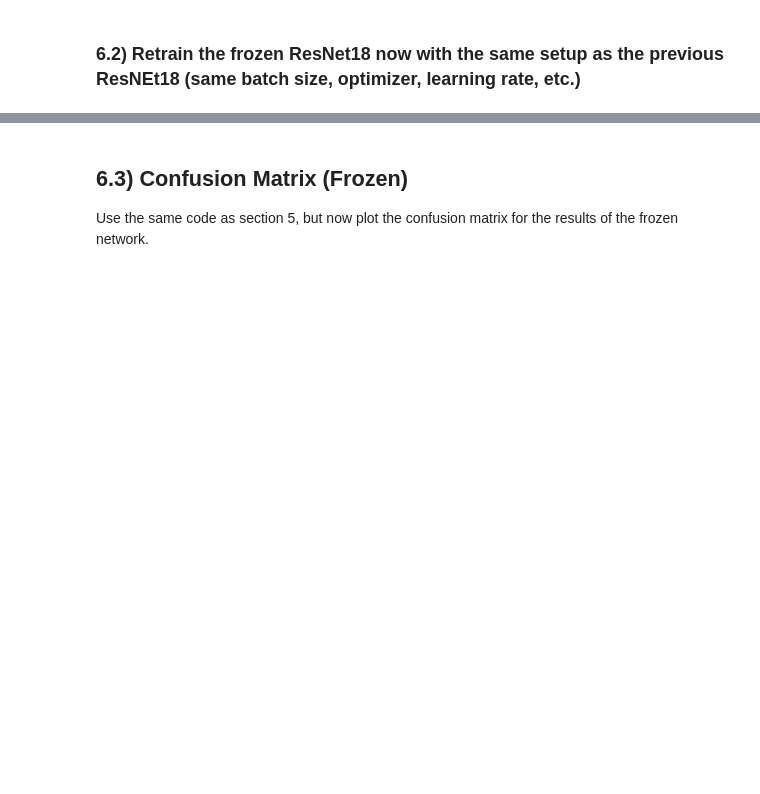
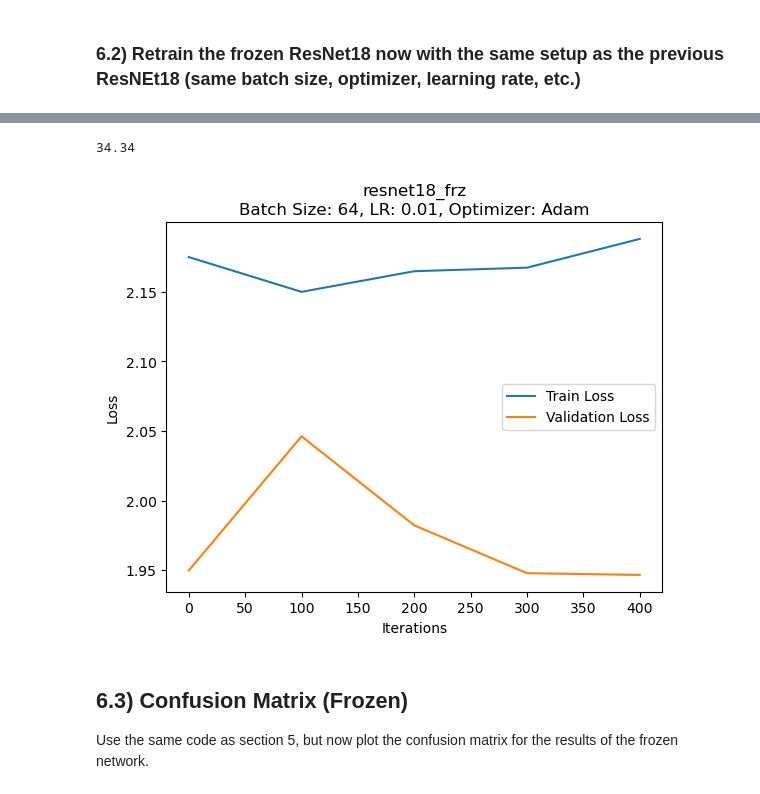
Before and after one commit to lpjones/Image-Classification, a Jupyter notebook: Phase_2.ipynb, the cells around one changed output, grey strips where cells are left out. Saved outputs shown, nothing was run; the diff lists cells and outputs as text; code cells hidden in the pictures; blank space fills up the shorter version.

```diff
--- a/Phase_2.ipynb
+++ b/Phase_2.ipynb
@@ -95,16 +282,23 @@ Write code to plot a confusion matrix after training the above ResNet18. Please
 ### 6.1) Initialize a new ResNEt18, Freeze the model weights except last layer, modify the last layer so we only train the last layer.
 # %%
 # Instantiate Pretrained ResNet18
-resnet18_frz = ''' TODO '''
+resnet18_frz = models.resnet18(pretrained = True)
 
 # Freeze all layers (except last)
-''' TODO '''
+# Freeze everything:
+for param in resnet18_frz.parameters():
+    param.requires_grad = False
+
+# Unfreeze parameters of the last layer
+for param in resnet18_frz.fc.parameters():
+    param.requires_grad = True
 
 # Modify final layer
-''' TODO '''
+resnet18_frz.fc = nn.Linear(resnet18_frz.fc.in_features, num_classes)
 
 # Load onto GPU
-''' TODO '''
+device_frz = torch.device('cuda:0' if torch.cuda.is_available() else 'cpu')
+resnet18_frz.to(device)
 
 # View Model to validate
 print(resnet18_frz)
@@ -112,17 +324,21 @@ print(resnet18_frz)
 ### 6.2) Retrain the frozen ResNet18 now with the same setup as the previous ResNEt18 (same batch size, optimizer, learning rate, etc.)
 # %%
 # Define Parameters
-num_epochs = 10
-''' TODO '''
+num_epochs = 5
+input_size = 196608
+num_classes = 10
+lr = 0.01
 
 # Define Loss func and Optimizer
-''' TODO '''
+loss_function = nn.CrossEntropyLoss()
+optimizer = torch.optim.Adam(resnet18_frz.parameters(), lr=lr)
 
 # Train Model
-''' TODO '''
+acc_arr_train, acc_arr_valid, loss_avg_train, loss_avg_valid = train(resnet18_frz, loss_function, optimizer, train_loader, batch_size, num_epochs, device)
 
 # Plot Learning Curves
-''' TODO '''
+plot_learning_curve(loss_avg_train, loss_avg_valid, "resnet18_frz\nBatch Size: 64, LR: 0.01, Optimizer: Adam")
 
 # Evaluate on Test Set
-''' TODO '''
+test_accuracy(model = resnet18_frz, test_loader = test_loader, input_size = input_size, device = device)
+# %% [output]
@@ -129,3 +362,5 @@ num_epochs = 10
+34.34
+[figure, added]
 # %% [markdown]
 ## 6.3) Confusion Matrix (Frozen)
 
```
Also changed, not shown: parts of 15 cells of this notebook, 1 other file.
